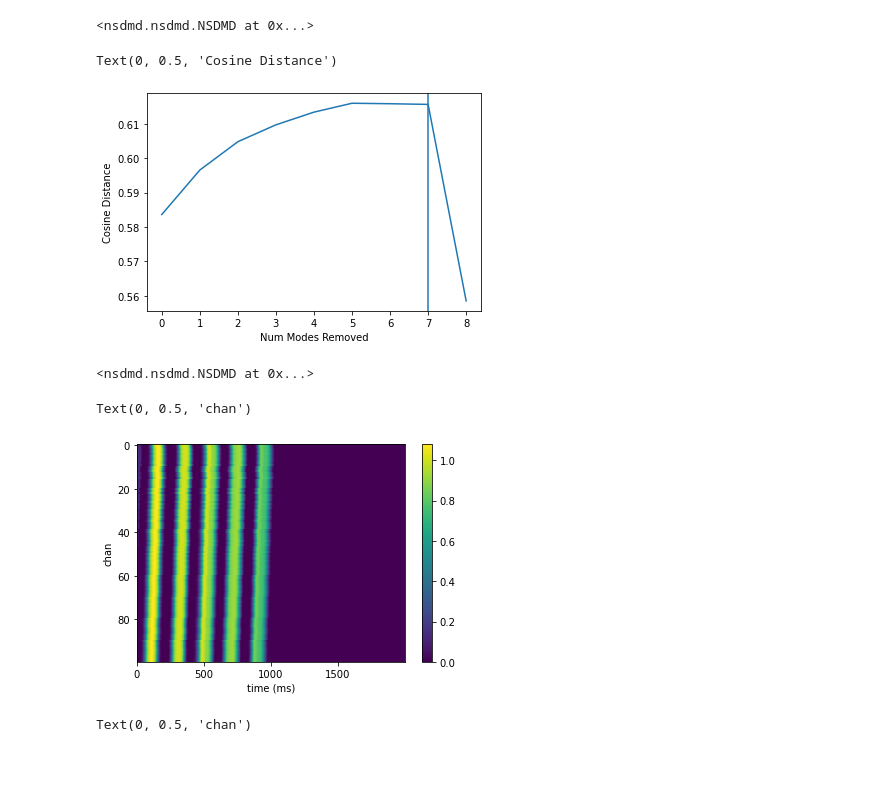
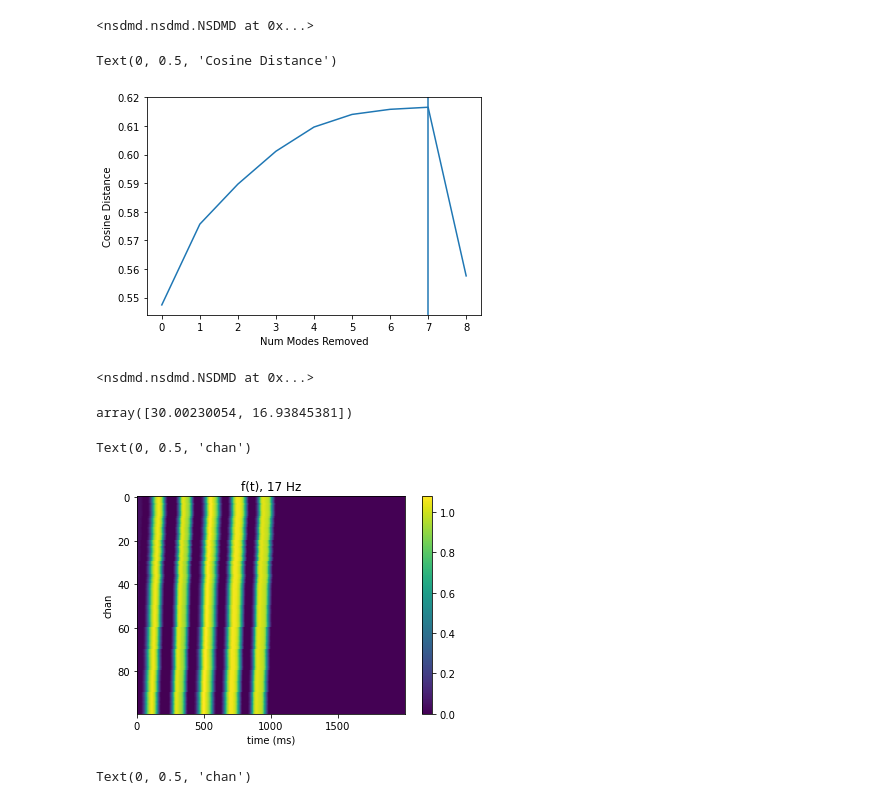
Before and after one commit to learning-2-learn/nsdmd, a Jupyter notebook: examples/coupling_lag_demo.ipynb, the cells around one changed output. Cells and saved outputs as stored; diff of their text form; code cells hidden in the pictures; blank space fills up the shorter version.

```diff
--- a/examples/coupling_lag_demo.ipynb
+++ b/examples/coupling_lag_demo.ipynb
@@ -55,7 +55,7 @@ model.fit_opt(x, t)
 # %% [output]
 <nsdmd.nsdmd.NSDMD at 0x...>
 # %%
-model.fit_reduction(x, t, t_step)
+model.fit_reduction(x, len(t), t_step)
 # %% [output]
 <nsdmd.nsdmd.NSDMD at 0x...>
 # %%
@@ -65,8 +65,8 @@ plt.xlabel('Num Modes Removed')
 plt.ylabel('Cosine Distance')
 # %% [output]
 Text(0, 0.5, 'Cosine Distance')
-[figure, old version]
+[figure, new version]
 # %%
-model.fit_f(x, 7)
+model.fit_f(x, len(t), t_step, 7)
 # %% [output]
 <nsdmd.nsdmd.NSDMD at 0x...>
@@ -73,15 +75,19 @@ model.fit_f(x, 7)
+# %%
+model.freq_mean_[1]
+# %% [output]
+array([30.00230054, 16.93845381])
 # %%
 fig = plt.figure()
 ax = fig.add_subplot(111)
 cax = ax.matshow(model.f_hat_[1], aspect='auto')
 fig.colorbar(cax)
 ax.xaxis.set_ticks_position('bottom')
-# plt.title('f(t), ' + str(round(model.freq_hat_[1])) + ' Hz')
+plt.title('f(t), ' + str(round(model.freq_mean_[1])) + ' Hz')
 plt.xlabel('time (ms)')
 plt.ylabel('chan')
 # %% [output]
 Text(0, 0.5, 'chan')
-[figure, old version]
+[figure, new version]
 # %%
 fig = plt.figure()
 ax = fig.add_subplot(111)
```
Also changed, not shown: parts of 5 cells of this notebook, 1 other file.
